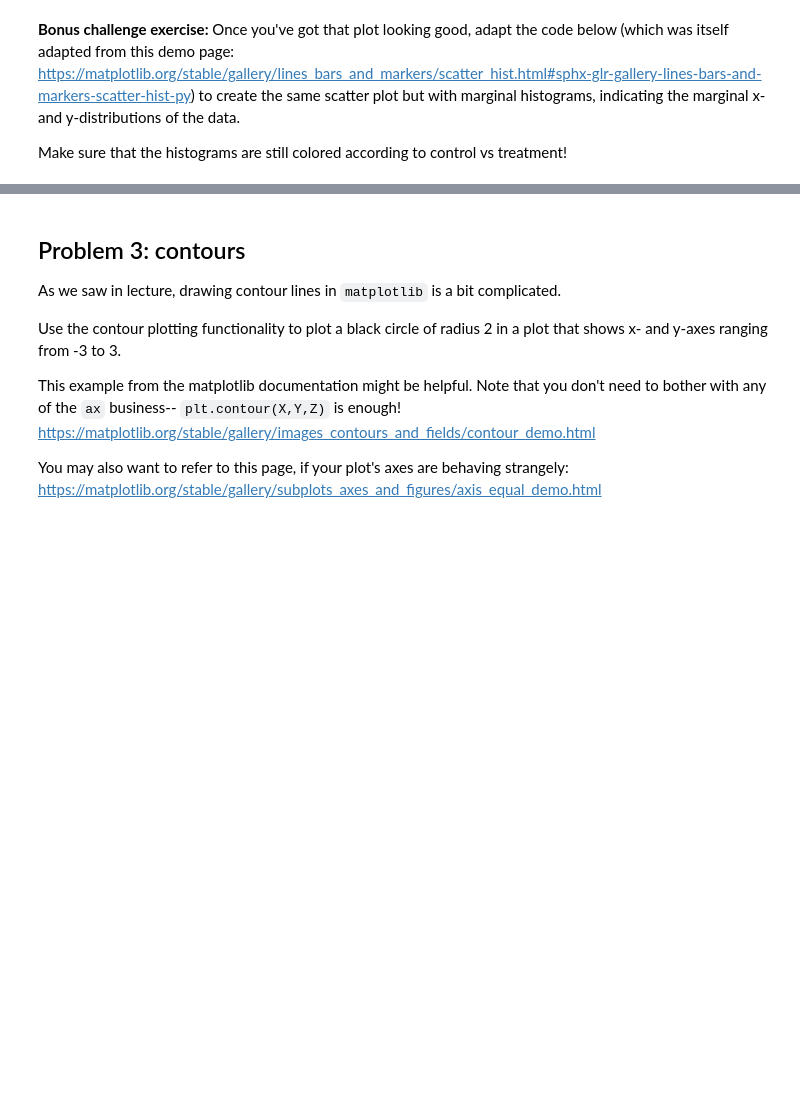
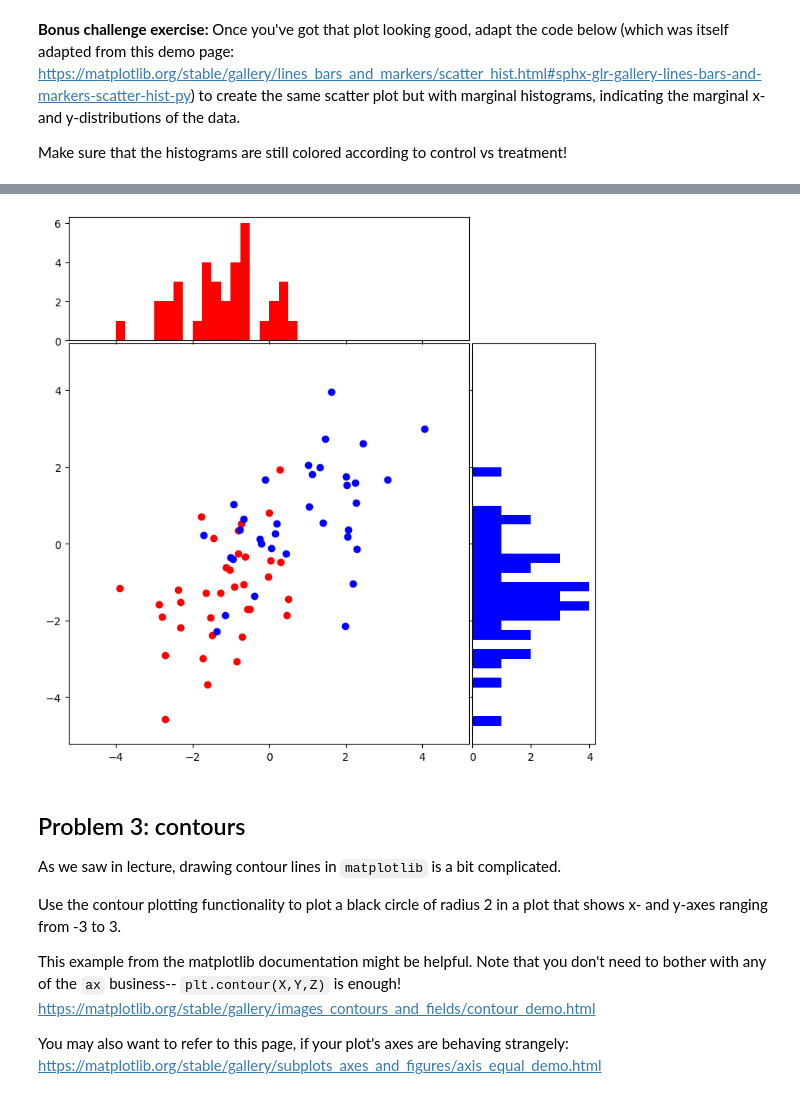
Before and after one commit to Stochastic1017/STAT_606, a Jupyter notebook: exercises/E12_matplotlib.ipynb, the cells around one changed output, grey strips where cells are left out. Saved outputs shown, nothing was run; the diff lists cells and outputs as text; code cells hidden in the pictures; blank space fills up the shorter version.

```diff
--- a/exercises/E12_matplotlib.ipynb
+++ b/exercises/E12_matplotlib.ipynb
@@ -126,3 +155,49 @@ plt.show()
+# %%
+# Fixing random state for reproducibility
+np.random.seed(19680801)
+
+x1 = control[:, 0]
+y1 = control[:, 1]
+
+x2 = treatmt[:, 0]
+y2 = treatmt[:, 1]
+
+# definitions for the axes
+left, width = 0.1, 0.65
+bottom, height = 0.1, 0.65
+spacing = 0.005
+
+rect_scatter = [left, bottom, width, height]
+rect_histx = [left, bottom + height + spacing, width, 0.2]
+rect_histy = [left + width + spacing, bottom, 0.2, height]
+
+# start with a square Figure
+fig = plt.figure(figsize=(8, 8))
+
+ax = fig.add_axes(rect_scatter)
+ax_histx = fig.add_axes(rect_histx, sharex=ax)
+ax_histy = fig.add_axes(rect_histy, sharey=ax)
+
+# Turning off labels-- you can turn these labels back on if you want.
+ax_histx.tick_params(axis="x", labelbottom=False)
+ax_histy.tick_params(axis="y", labelleft=False)
+
+# Creating the scatter plot
+ax.scatter(x1, y1, c='red')
+ax.scatter(x2, y2, c='blue')
+
+# now determine nice limits by hand:
+binwidth = 0.25
+xymax = max(np.max(np.abs(x)), np.max(np.abs(y)))
+lim = (int(xymax/binwidth) + 1) * binwidth
+
+bins = np.arange(-lim, lim + binwidth, binwidth)
+ax_histx.hist(x, bins=bins, color = 'red')
+ax_histy.hist(y, bins=bins, orientation='horizontal', color = 'blue')
+
+plt.show()
+# %% [output]
+[figure, added]
 # %% [markdown]
 ## Problem 3: contours
 
```
Also changed, not shown: parts of 7 cells of this notebook.
